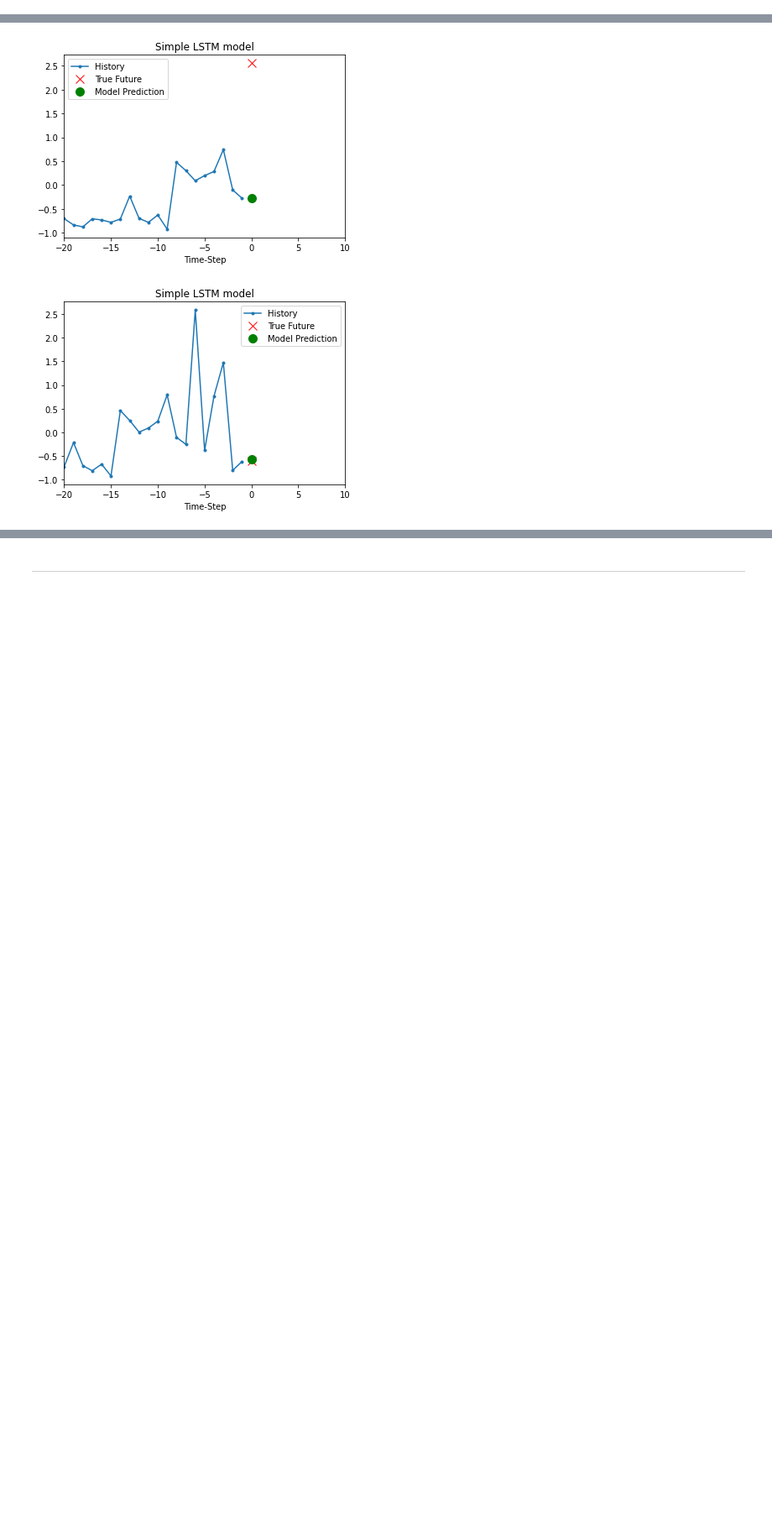
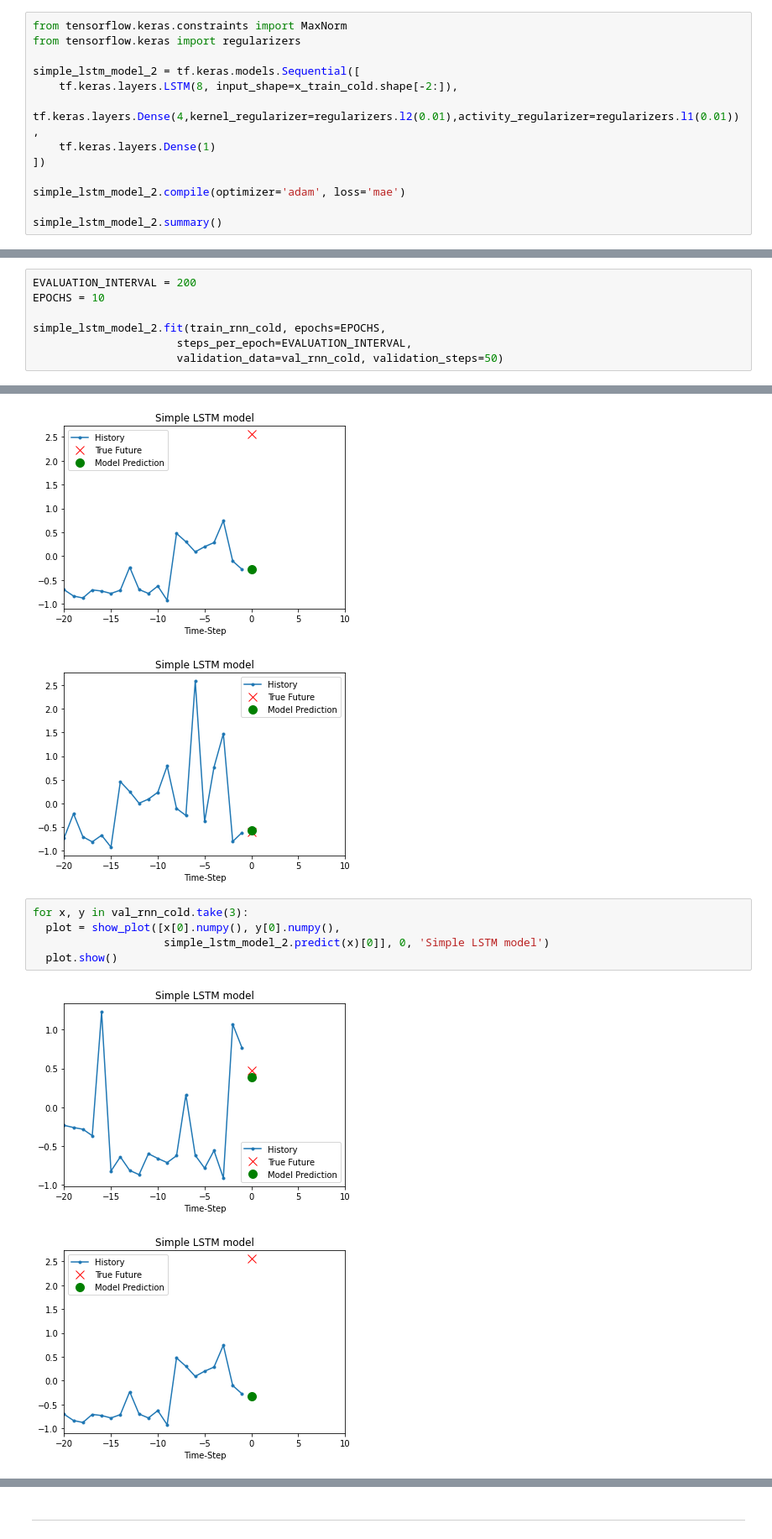
Before and after one commit to khalidpark/project-RNN, a Jupyter notebook: project.ipynb, the cells around one changed output, grey strips where cells are left out. Shown: that part at 84% size. Cells and saved outputs as stored; diff of their text form; blank space fills up the shorter version.

```diff
--- a/project.ipynb
+++ b/project.ipynb
@@ -324,3 +339,16 @@ Epoch 9/10
 Epoch 10/10
 200/200 [==============================] - 1s 4ms/step - loss: 0.3890 - val_loss: 0.4352
 <tensorflow.python.keras.callbacks.History at 0x...>
+# %%
+from tensorflow.keras.constraints import MaxNorm
+from tensorflow.keras import regularizers
+
+simple_lstm_model_2 = tf.keras.models.Sequential([
+    tf.keras.layers.LSTM(8, input_shape=x_train_cold.shape[-2:]),
+    tf.keras.layers.Dense(4,kernel_regularizer=regularizers.l2(0.01),activity_regularizer=regularizers.l1(0.01)),
+    tf.keras.layers.Dense(1)
+])
+
+simple_lstm_model_2.compile(optimizer='adam', loss='mae')
+
+simple_lstm_model_2.summary()
@@ -326,0 +370,7 @@ Epoch 10/10
+# %%
+EVALUATION_INTERVAL = 200
+EPOCHS = 10
+
+simple_lstm_model_2.fit(train_rnn_cold, epochs=EPOCHS,
+                      steps_per_epoch=EVALUATION_INTERVAL,
+                      validation_data=val_rnn_cold, validation_steps=50)
@@ -339,3 +497,11 @@ for x, y in val_rnn_cold.take(3):
 [figure]
 [figure]
 [figure]
+# %%
+for x, y in val_rnn_cold.take(3):
+  plot = show_plot([x[0].numpy(), y[0].numpy(),
+                    simple_lstm_model_2.predict(x)[0]], 0, 'Simple LSTM model')
+  plot.show()
+# %% [output]
+[figure, added]
+[figure, added]
```
Also changed, not shown: parts of 9 cells of this notebook.
